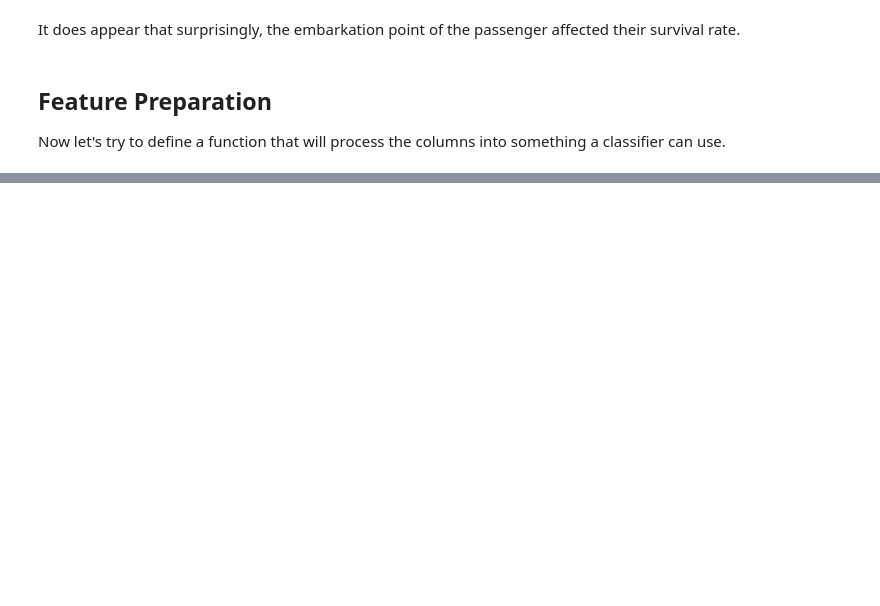
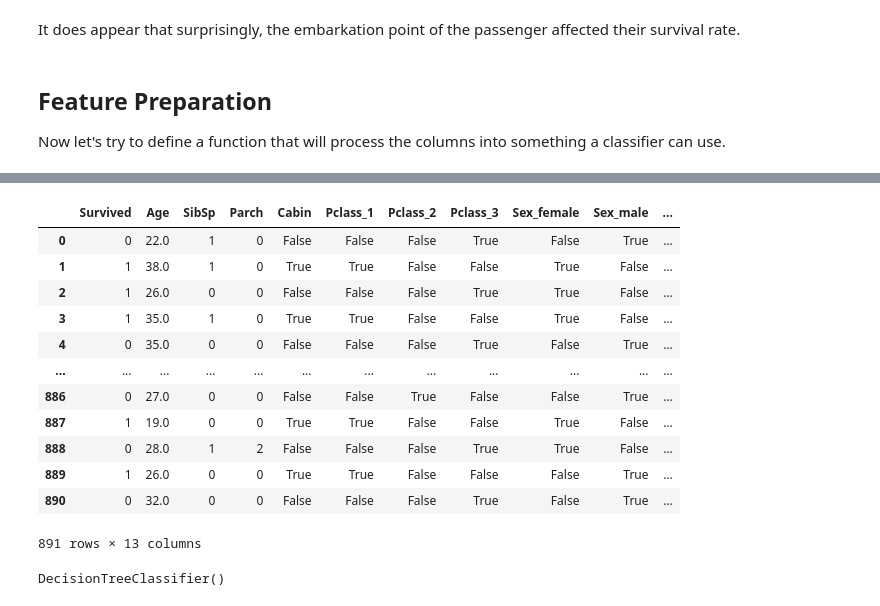
Before and after one commit to asuratos/kaggle, a Jupyter notebook: titanic-attempt.ipynb, the cells around one changed output, grey strips where cells are left out. Saved outputs shown, nothing was run; the diff lists cells and outputs as text; code cells hidden in the pictures; blank space fills up the shorter version.

```diff
--- a/titanic-attempt.ipynb
+++ b/titanic-attempt.ipynb
@@ -166,15 +189,15 @@ def one_hot(df, column):
     Takes a pandas DataFrame and column name as input,
     and returns the new DataFrame.
     '''
-    encoded = pd.get_dummies(df[column])
-    df.drop(columns = [column])
+    encoded = pd.get_dummies(df[column], prefix = column)
+    df = df.drop(column, axis = 1)
     df = df.join(encoded)
     return df
 
 
 def prepare_features(df):
     # first, drop the columns that we won't use
-    df.drop(columns = ['Name', 'Ticket', 'Fare'])
+    df = df.drop(columns = ['PassengerId','Name', 'Ticket', 'Fare'])
 
     # Pclass is a numerical column which should be handled as categorical, so let's one hot encode that
     df = one_hot(df, 'Pclass')
@@ -184,3 +207,40 @@ def prepare_features(df):
 
     # Embarked, again is a similar case
     df = one_hot(df, 'Embarked')
+
+    # Next let's fix the missing values in the "Age" column by replacing missing values by the median
+    df['Age'] = df['Age'].fillna(df['Age'].median())
+
+    # Finally we need to deal with the Cabin feature:
+    # Let's simply change it to a bool signifying whether or not the passenger had a cabin
+    df['Cabin'] = ~df['Cabin'].isna()
+
+    # then we return the finished dataframe
+    return df
+# %%
+train_features = prepare_features(train_data)
+train_features
+# %% [output]
+|  | Survived | Age | SibSp | Parch | Cabin | Pclass_1 | Pclass_2 | Pclass_3 | Sex_female | Sex_male | ... |
+| 0 | 0 | 22.0 | 1 | 0 | False | False | False | True | False | True | ... |
+| 1 | 1 | 38.0 | 1 | 0 | True | True | False | False | True | False | ... |
+| 2 | 1 | 26.0 | 0 | 0 | False | False | False | True | True | False | ... |
+| 3 | 1 | 35.0 | 1 | 0 | True | True | False | False | True | False | ... |
+| 4 | 0 | 35.0 | 0 | 0 | False | False | False | True | False | True | ... |
+| ... | ... | ... | ... | ... | ... | ... | ... | ... | ... | ... | ... |
+| 886 | 0 | 27.0 | 0 | 0 | False | False | True | False | False | True | ... |
+| 887 | 1 | 19.0 | 0 | 0 | True | True | False | False | True | False | ... |
+| 888 | 0 | 28.0 | 1 | 2 | False | False | False | True | True | False | ... |
+| 889 | 1 | 26.0 | 0 | 0 | True | True | False | False | False | True | ... |
+| 890 | 0 | 32.0 | 0 | 0 | False | False | False | True | False | True | ... |
+891 rows × 13 columns
+# %%
+from sklearn import tree
+
+train_features = prepare_features(train_data)
+
+# Let's try out a simple Decision Tree Classifier
+clf = tree.DecisionTreeClassifier()
+clf.fit(train_features.drop(columns = ['Survived']), train_features['Survived'])
+# %% [output]
+DecisionTreeClassifier()
```
Also changed, not shown: parts of 6 cells of this notebook.
